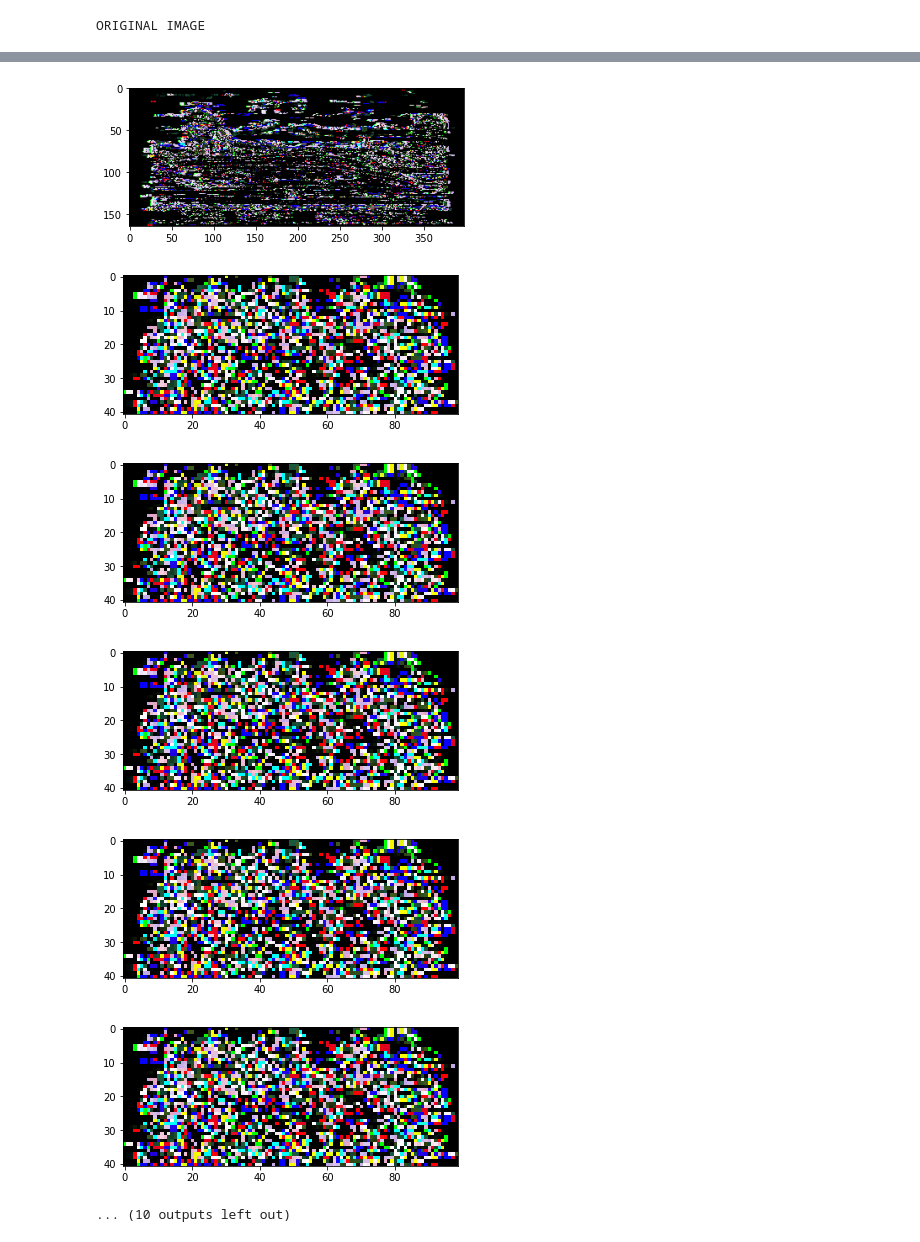
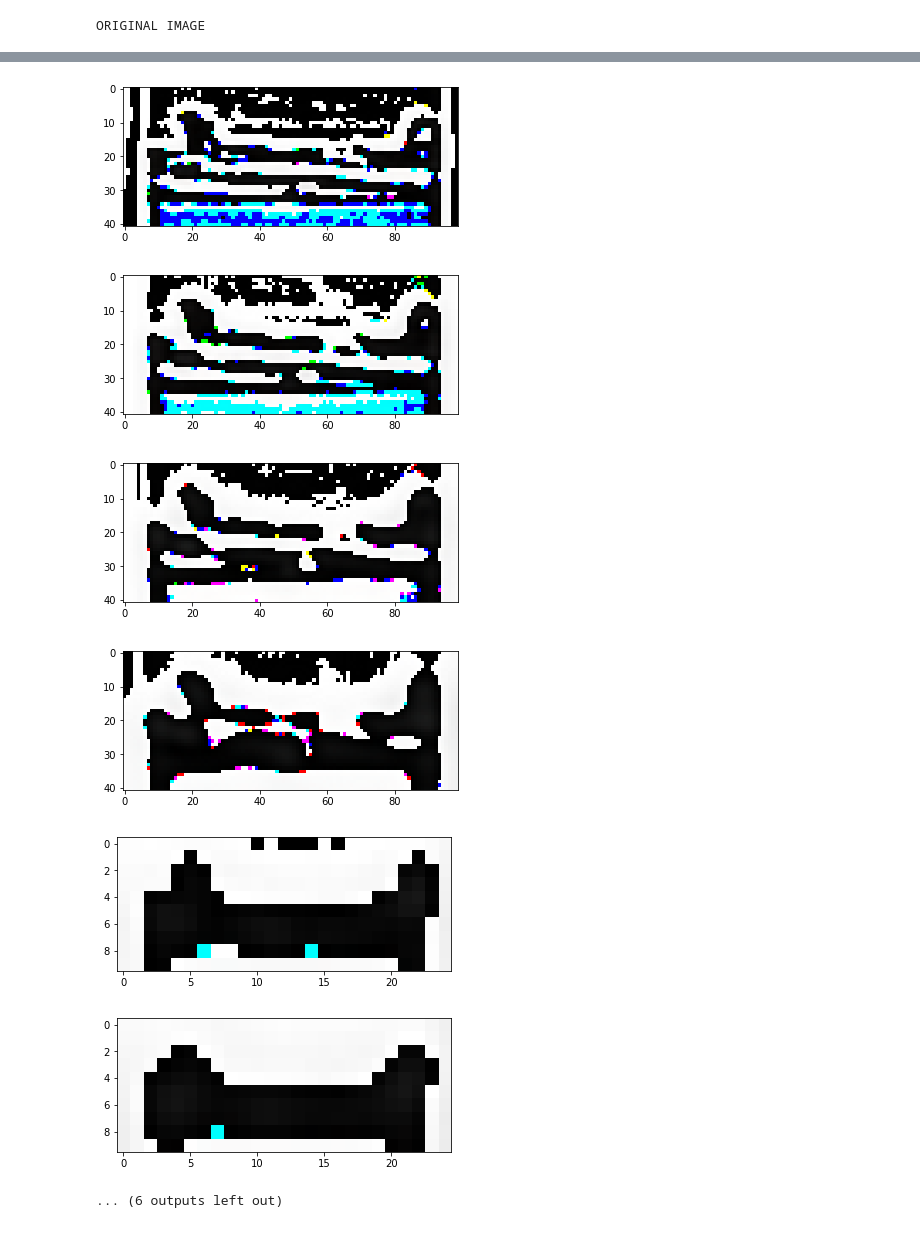
Before and after one commit to tennyson94/project2, a Jupyter notebook: proj2.ipynb, the cells around one changed output, grey strips where cells are left out. Cells and saved outputs as stored; diff of their text form; code cells hidden in the pictures.

Commit message:
finished generating difference of gaussian pyramid

```diff
--- a/proj2.ipynb
+++ b/proj2.ipynb
@@ -25,9 +25,9 @@ plt.show()
 
 def gen_octave(img, s, sigma):
     octave = []
-    k = int(2**(1/s))
+    k = 2**(1/s)
     for i in range(s+3):
-        octave.append(gaussian_filter(img, 1, sigma))
+        octave.append(gaussian_filter(img, sigma))
         sigma *= k
     return octave
 
@@ -44,9 +44,23 @@ def gen_gauss_pymid(img, s, sigma, num_octaves):
             break
     return pyr
 
-x = gen_gauss_pymid(img, s = 2, sigma = 1, num_octaves = 5)
+def gen_diff_gauss_octave(gauss_octave):
+    octave = []
+    for i in range(1, len(gauss_octave)):
+        octave.append(gauss_octave[i] - gauss_octave[i-1])
+    return octave
 
-for eachOctave in x:
+def gen_diff_gauss_pyramid(gauss_pyramid):
+    pyramid = []
+    for octave in gauss_pyramid:
+        pyramid.append(gen_diff_gauss_octave(octave))
+    return pyramid
+
+
+pyramid = gen_gauss_pymid(img, s = 2, sigma = 1, num_octaves = 5)
+pyramid = gen_diff_gauss_pyramid(pyramid)
+
+for eachOctave in pyramid:
     for pic in eachOctave:
         plt.imshow(pic)
         plt.show()
@@ -60,7 +74,7 @@ ORIGINAL IMAGE
-[figure, old version]
+[figure, new version]
-[figure, old version]
+[figure, new version]
-[figure, old version]
+[figure, new version]
-[figure, old version]
+[figure, new version]
-[figure, old version]
+[figure, new version]
-[figure, old version]
+[figure, new version]
-... (10 outputs left out)
+... (6 outputs left out)
```
Also changed, not shown: parts of 1 cell of this notebook.
